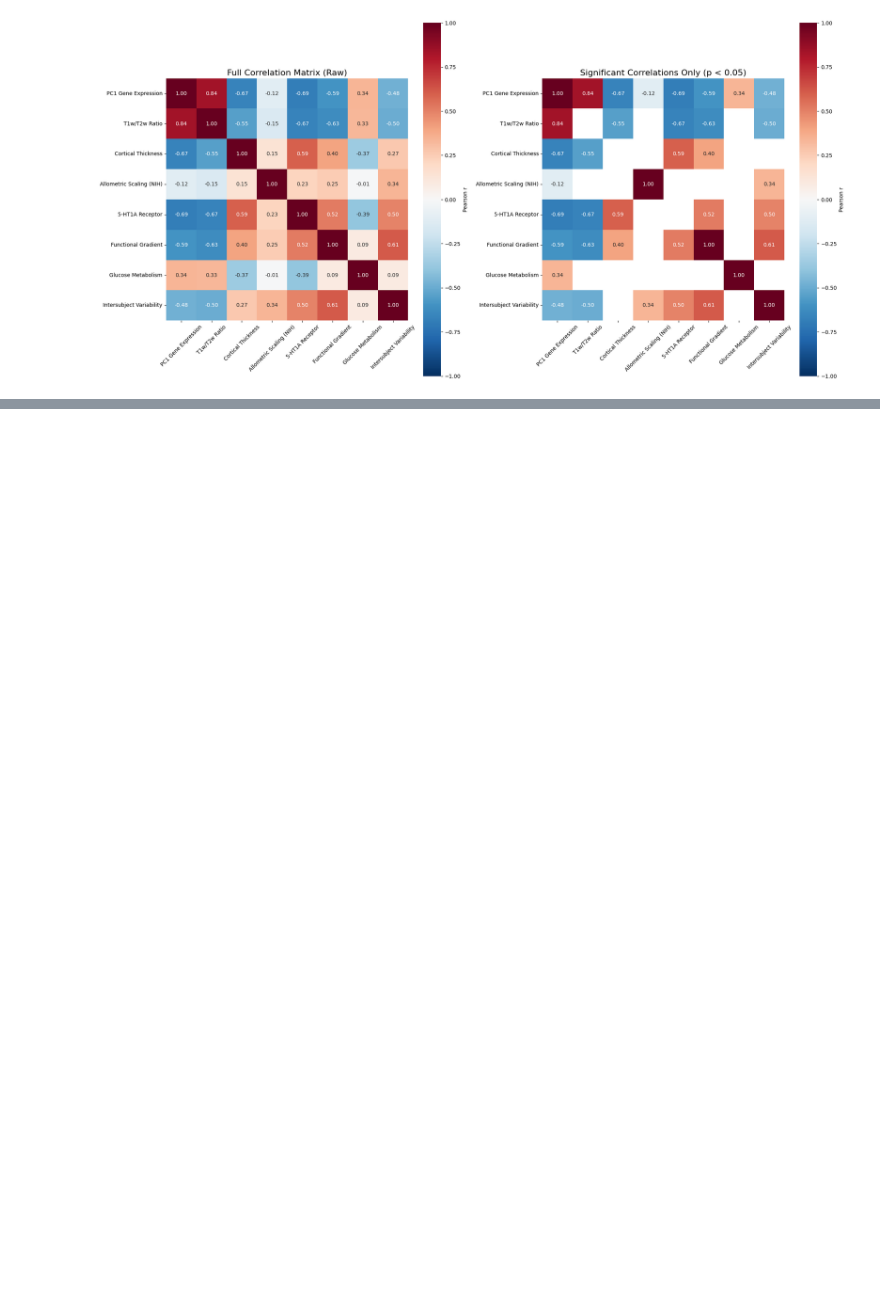
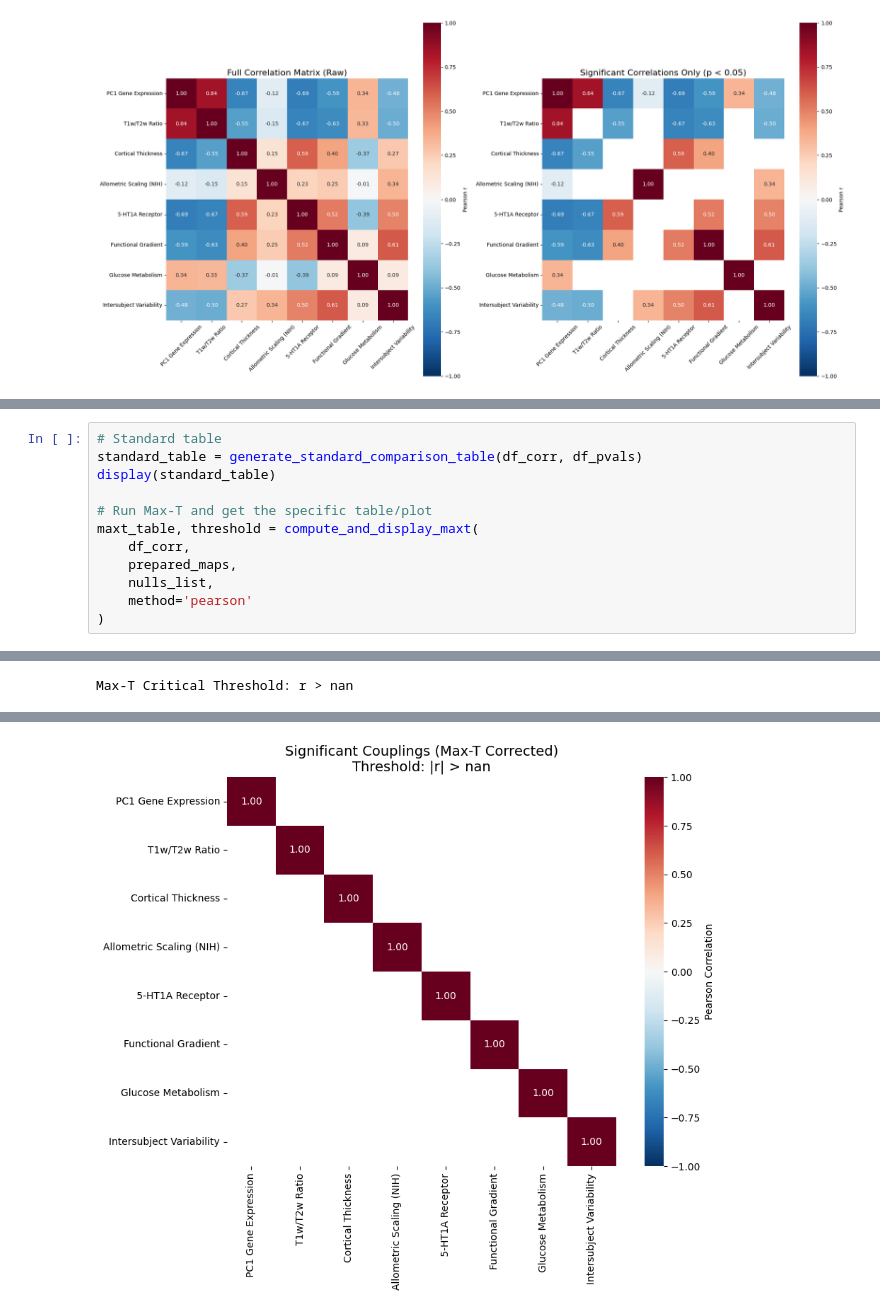
Before and after one commit to kesouder/BrainMap_Analysis, a Jupyter notebook: main_2.ipynb, the cells around one changed output, grey strips where cells are left out. Saved outputs shown, nothing was run; the diff lists cells and outputs as text; blank space fills up the shorter version.

```diff
--- a/main_2.ipynb
+++ b/main_2.ipynb
@@ -606,0 +732,13 @@ Permutation 900/1000...
+# %%
+# Standard table
+standard_table = generate_standard_comparison_table(df_corr, df_pvals)
+display(standard_table)
+
+# Run Max-T and get the specific table/plot
+maxt_table, threshold = compute_and_display_maxt(
+    df_corr,
+    prepared_maps,
+    nulls_list,
+    method='pearson'
+)
+# %% [output]
@@ -606,0 +762 @@ Permutation 900/1000...
+Max-T Critical Threshold: r > nan
@@ -606,0 +780 @@ Permutation 900/1000...
+[figure, added]
```
Also changed, not shown: parts of 4 cells of this notebook.
